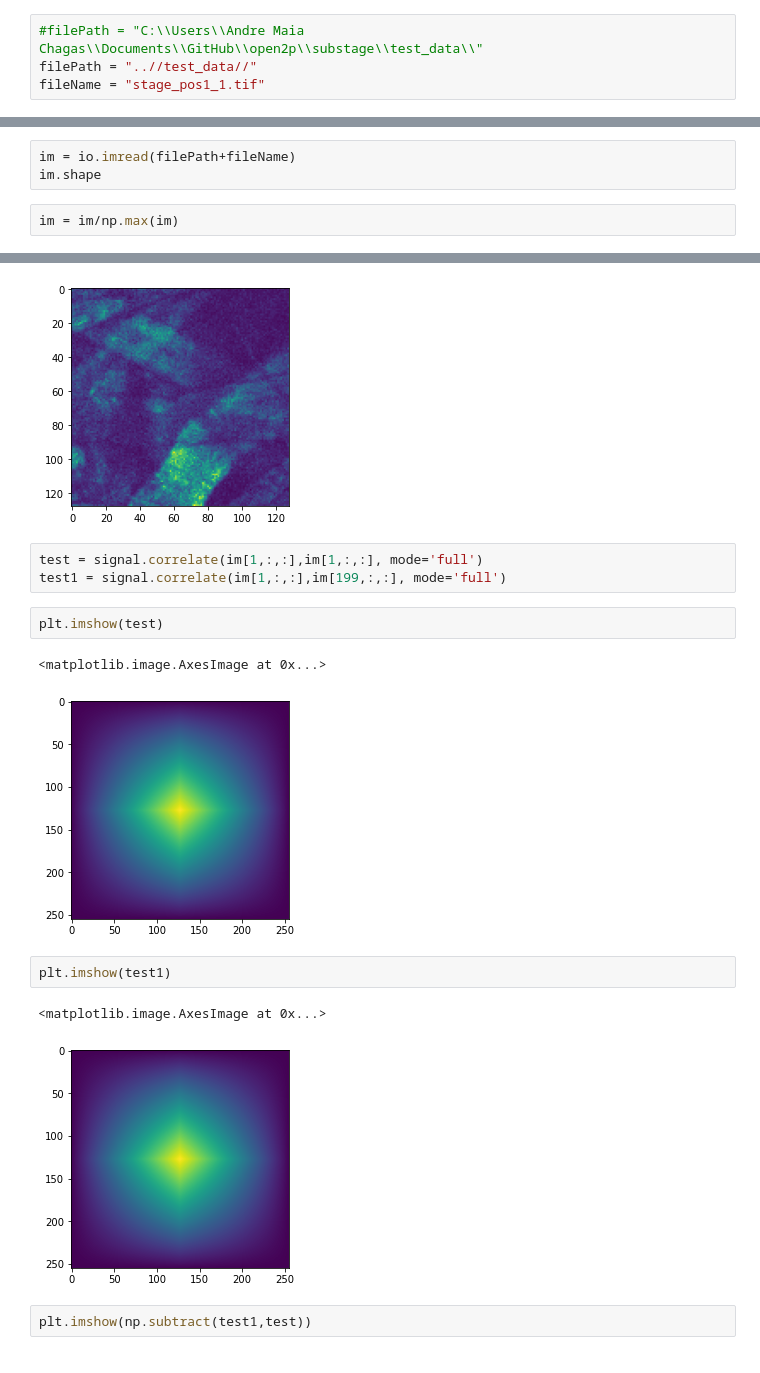
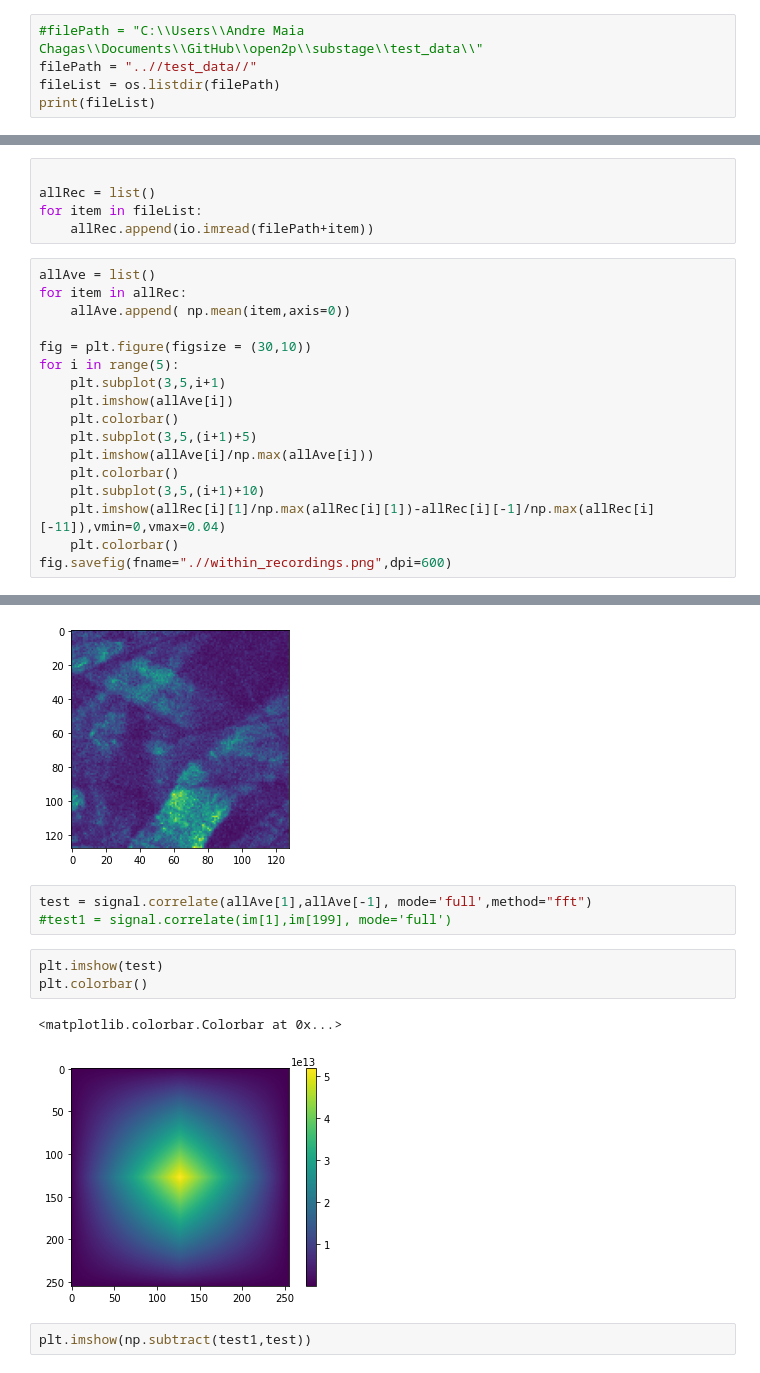
Before and after one commit to Open-2-Photon-Microscope/OF-larger-delta-stage, a Jupyter notebook: code/test_delta.ipynb, the cells around one changed output, grey strips where cells are left out. Saved outputs shown, nothing was run; the diff lists cells and outputs as text.

```diff
--- a/code/test_delta.ipynb
+++ b/code/test_delta.ipynb
@@ -12,4 +39,5 @@ from scipy import signal
 # %%
 #filePath = "C:\\Users\\Andre Maia Chagas\\Documents\\GitHub\\open2p\\substage\\test_data\\"
 filePath = "..//test_data//"
-fileName = "stage_pos1_1.tif"
+fileList = os.listdir(filePath)
+print(fileList)
@@ -16,5 +46,22 @@ fileName = "stage_pos1_1.tif"
 # %%
-im = io.imread(filePath+fileName)
-im.shape
+
+allRec = list()
+for item in fileList:
+    allRec.append(io.imread(filePath+item))
 # %%
-im = im/np.max(im)
+allAve = list()
+for item in allRec:
+    allAve.append( np.mean(item,axis=0))
+
+fig = plt.figure(figsize = (30,10))
+for i in range(5):
+    plt.subplot(3,5,i+1)
+    plt.imshow(allAve[i])
+    plt.colorbar()
+    plt.subplot(3,5,(i+1)+5)
+    plt.imshow(allAve[i]/np.max(allAve[i]))
+    plt.colorbar()
+    plt.subplot(3,5,(i+1)+10)
+    plt.imshow(allRec[i][1]/np.max(allRec[i][1])-allRec[i][-1]/np.max(allRec[i][-11]),vmin=0,vmax=0.04)
+    plt.colorbar()
+fig.savefig(fname=".//within_recordings.png",dpi=600)
@@ -29,18 +84,14 @@ plt.imshow(im[199])
 <matplotlib.image.AxesImage at 0x...>
 [figure]
 # %%
-test = signal.correlate(im[1,:,:],im[1,:,:], mode='full')
-test1 = signal.correlate(im[1,:,:],im[199,:,:], mode='full')
+test = signal.correlate(allAve[1],allAve[-1], mode='full',method="fft")
+#test1 = signal.correlate(im[1],im[199], mode='full')
-# %%
-plt.imshow(test)
-# %% [output]
-<matplotlib.image.AxesImage at 0x...>
-[figure, removed]
 # %%
-plt.imshow(test1)
+plt.imshow(test)
+plt.colorbar()
 # %% [output]
-<matplotlib.image.AxesImage at 0x...>
+<matplotlib.colorbar.Colorbar at 0x...>
-[figure, old version]
+[figure, new version]
 # %%
 plt.imshow(np.subtract(test1,test))
 # %% [output]
```
Also changed, not shown: parts of 5 cells of this notebook, 2 other files.
